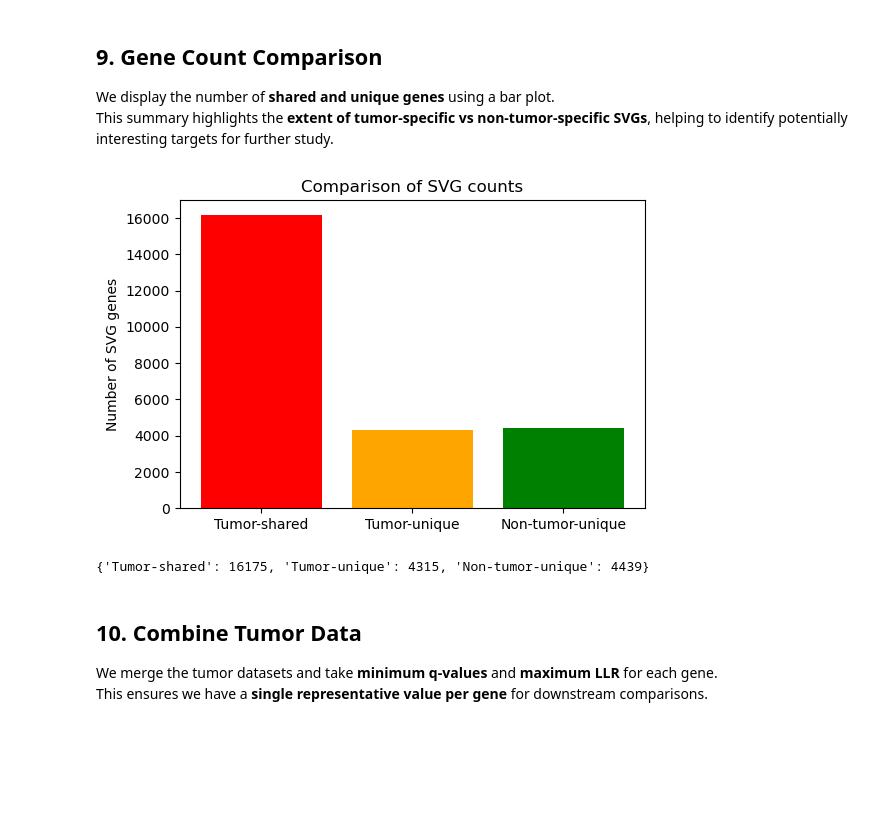
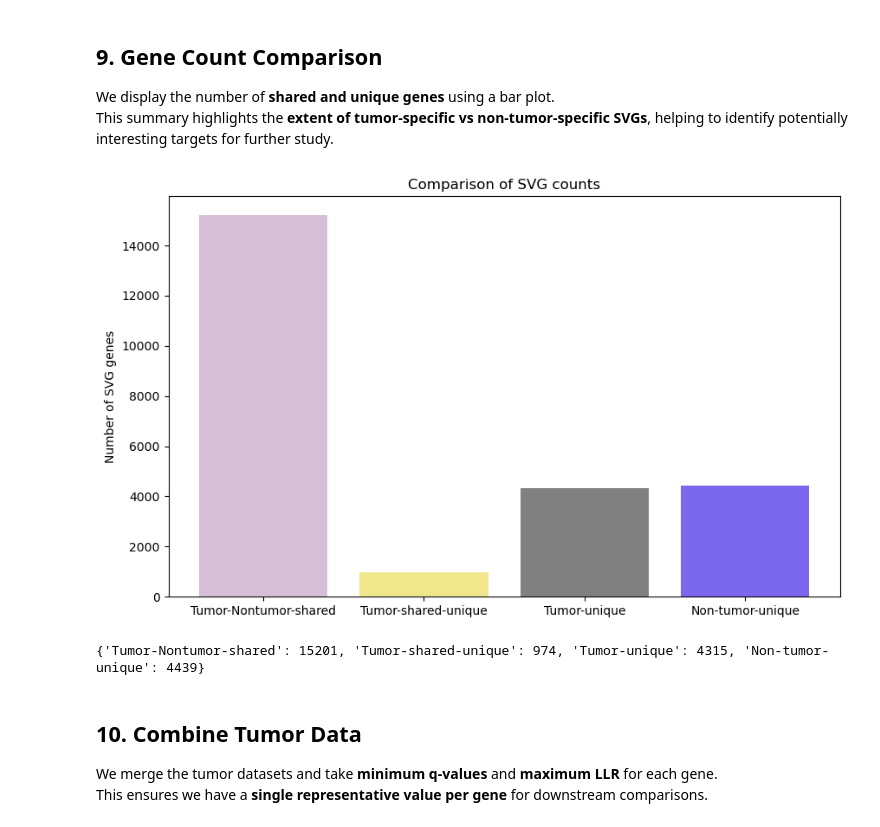
Before and after one commit to nikolienka24/IV114_ST, a Jupyter notebook: comparison_tumorVSnontumor.ipynb, the cells around one changed output. Cells and saved outputs as stored; diff of their text form; code cells hidden in the pictures; blank space fills up the shorter version.

```diff
--- a/comparison_tumorVSnontumor.ipynb
+++ b/comparison_tumorVSnontumor.ipynb
@@ -127,6 +127,8 @@ tumor_shared = svg_t1.intersection(svg_t2)
 tumor_all = svg_t1.union(svg_t2)
 tumor_unique = tumor_all.difference(svg_nt)
 nontumor_unique = svg_nt.difference(tumor_all)
+tumor_nontumor_shared = tumor_shared.intersection(svg_nt)
+tumor_shared_unique = tumor_shared.difference(svg_nt)
 # %% [markdown]
 ## 8. Venn Diagram of SVG Genes
 We visualize the overlap of genes between tumor replicates and non-tumor samples.
@@ -146,21 +148,23 @@ We display the number of **shared and unique genes** using a bar plot.
 This summary highlights the **extent of tumor-specific vs non-tumor-specific SVGs**, helping to identify potentially interesting targets for further study.
 # %%
 counts = {
-    "Tumor-shared": len(tumor_shared),
+    "Tumor-Nontumor-shared":len(tumor_nontumor_shared),
+    #"Tumor-shared": len(tumor_shared),
+    "Tumor-shared-unique": len(tumor_shared_unique),
     "Tumor-unique": len(tumor_unique),
     "Non-tumor-unique": len(nontumor_unique)
 }
 
-plt.figure(figsize=(6,4))
-plt.bar(counts.keys(), counts.values(), color=["red", "orange", "green"])
+plt.figure(figsize=(10,6))
+plt.bar(counts.keys(), counts.values(), color=["thistle", "khaki", "grey", "mediumslateblue"])
 plt.ylabel("Number of SVG genes")
 plt.title("Comparison of SVG counts")
 plt.show()
 
 print(counts)
 # %% [output]
-[figure, old version]
+[figure, new version]
-{'Tumor-shared': 16175, 'Tumor-unique': 4315, 'Non-tumor-unique': 4439}
+{'Tumor-Nontumor-shared': 15201, 'Tumor-shared-unique': 974, 'Tumor-unique': 4315, 'Non-tumor-unique': 4439}
 # %% [markdown]
 ## 10. Combine Tumor Data
 We merge the tumor datasets and take **minimum q-values** and **maximum LLR** for each gene.
```
